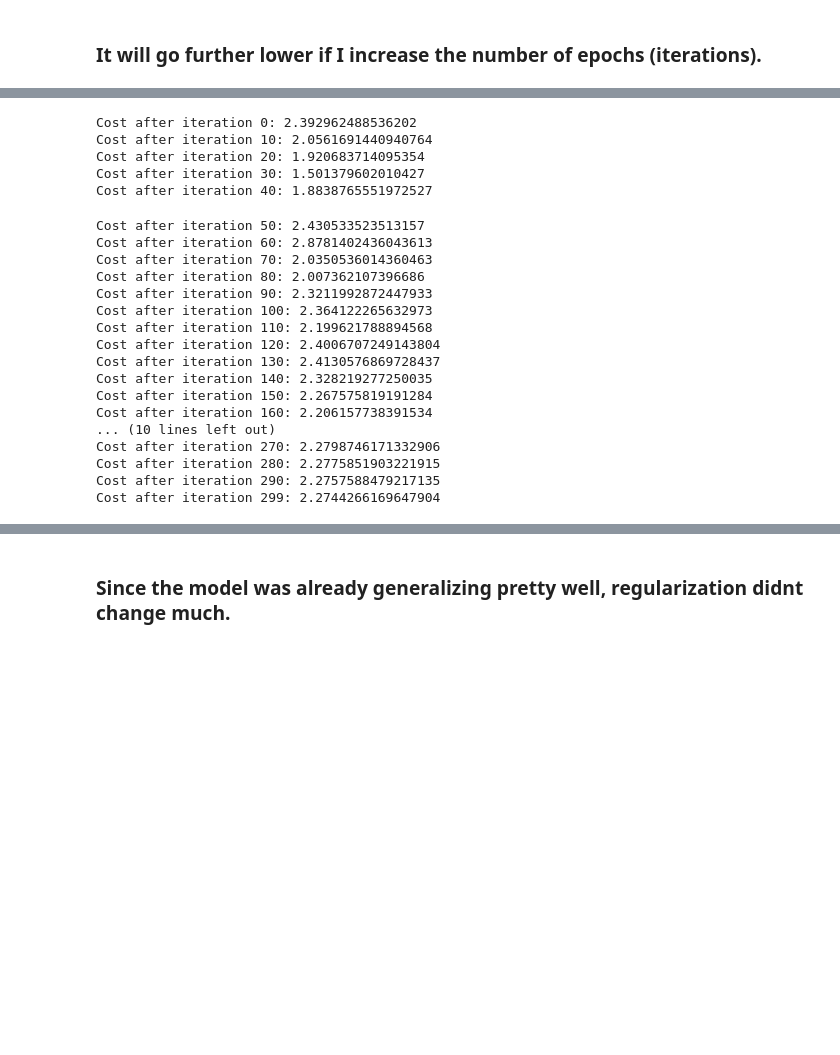
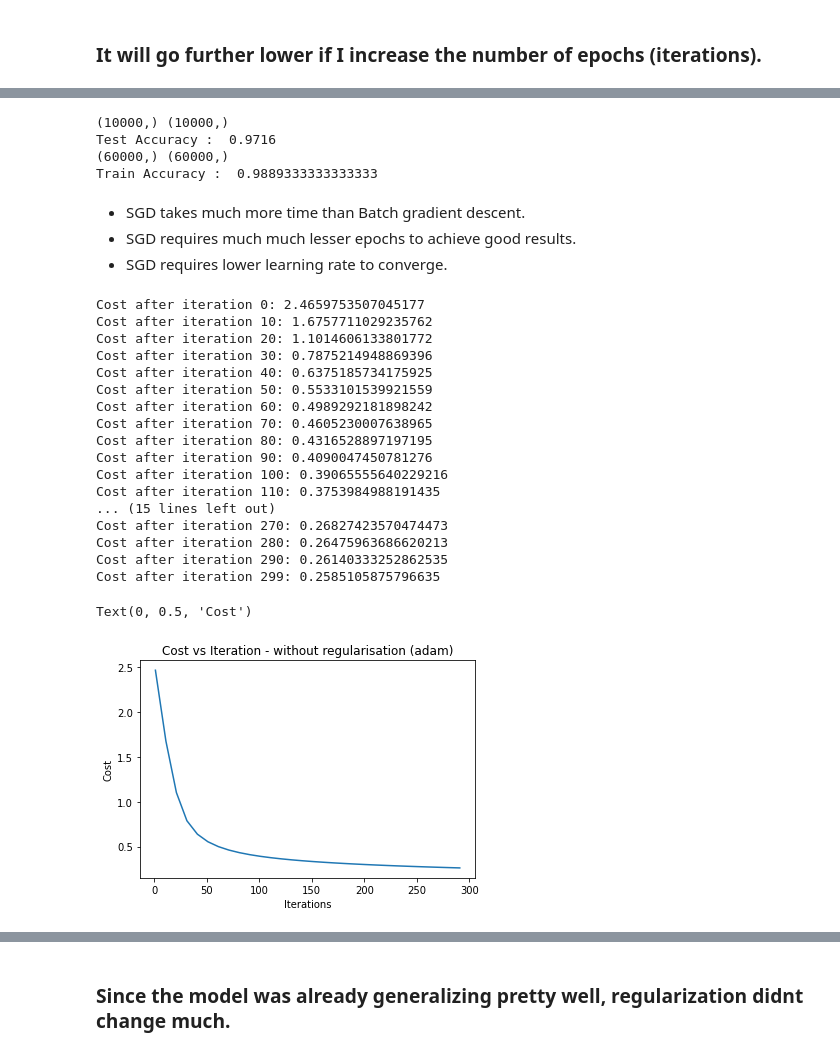
Before and after one commit to Saurabhraj5162/INM702_CW_MNIST, a Jupyter notebook: src/lab/Deep_Neural_Network_INM702CW2-2.ipynb, the cells around one changed output, grey strips where cells are left out. Saved outputs shown, nothing was run; the diff lists cells and outputs as text; code cells hidden in the pictures; blank space fills up the shorter version.

```diff
--- a/src/lab/Deep_Neural_Network_INM702CW2-2.ipynb
+++ b/src/lab/Deep_Neural_Network_INM702CW2-2.ipynb
@@ -768,3 +973,20 @@ Train Accuracy :  0.9264333333333333
+# %%
+y_pred, y_pred_scores = my_model.predict(X_test,parameters)
+print(y_pred.shape, test_y.shape)
+print('Test Accuracy : ',my_model.accuracy(y_pred, test_y))
+
+y_pred, y_pred_scores = my_model.predict(X_train,parameters)
+print(y_pred.shape, train_y.shape)
+print('Train Accuracy : ',my_model.accuracy(y_pred, train_y))
+# %% [output]
+(10000,) (10000,)
+Test Accuracy :  0.9716
+(60000,) (60000,)
+Train Accuracy :  0.9889333333333333
+# %% [markdown]
+* SGD takes much more time than Batch gradient descent.
+* SGD requires much much lesser epochs to achieve good results.
+* SGD requires lower learning rate to converge.
 # %%
 
 #without regularization
@@ -773,11 +995,11 @@ X = X_train
 Y = y_train
 input_shape = X_train.shape[0]
 n_classes = len(np.unique(train_y))
-layers_list = [input_shape, 64,64,64, n_classes]
-activation_functions = ['relu','relu','relu','sigmoid','softmax']
+layers_list = [input_shape, 64,64, n_classes]
+activation_functions = ['relu','relu','relu','softmax']
+epochs=300
 weight_initializer = 'he'
 learning_rate = 0.1
-num_iterations = 300
 lambd = 0
 drop_rate=0
 sgd = False
@@ -785,29 +1007,32 @@ sgd = False
 
 
 
-my_model2 = My_Neural_Network(layers_list,activation_functions, weight_initializer,learning_rate,num_iterations,lambd,drop_rate, sgd)
+my_model = My_Neural_Network(layers_list,activation_functions, weight_initializer,learning_rate,lambd,drop_rate, sgd)
 # %%
-parameters, costs =  my_model2.train(X_train, y_train)
+parameters, costs =  my_model.train(X_train, y_train,epochs, optimizer='adam')
 # %% [output]
-Cost after iteration 0: 2.392962488536202
-Cost after iteration 10: 2.0561691440940764
-Cost after iteration 20: 1.920683714095354
-Cost after iteration 30: 1.501379602010427
-Cost after iteration 40: 1.8838765551972527
+Cost after iteration 0: 2.4659753507045177
+Cost after iteration 10: 1.6757711029235762
+Cost after iteration 20: 1.1014606133801772
+Cost after iteration 30: 0.7875214948869396
+Cost after iteration 40: 0.6375185734175925
+Cost after iteration 50: 0.5533101539921559
+Cost after iteration 60: 0.4989292181898242
+Cost after iteration 70: 0.4605230007638965
+Cost after iteration 80: 0.4316528897197195
+Cost after iteration 90: 0.4090047450781276
+Cost after iteration 100: 0.39065555640229216
+Cost after iteration 110: 0.3753984988191435
+... (15 lines left out)
+Cost after iteration 270: 0.26827423570474473
+Cost after iteration 280: 0.26475963686620213
+Cost after iteration 290: 0.26140333252862535
+Cost after iteration 299: 0.2585105875796635
-Cost after iteration 50: 2.430533523513157
-Cost after iteration 60: 2.8781402436043613
-Cost after iteration 70: 2.0350536014360463
-Cost after iteration 80: 2.007362107396686
-Cost after iteration 90: 2.3211992872447933
-Cost after iteration 100: 2.364122265632973
-Cost after iteration 110: 2.199621788894568
-Cost after iteration 120: 2.4006707249143804
-Cost after iteration 130: 2.4130576869728437
-Cost after iteration 140: 2.328219277250035
-Cost after iteration 150: 2.267575819191284
-Cost after iteration 160: 2.206157738391534
-... (10 lines left out)
-Cost after iteration 270: 2.2798746171332906
-Cost after iteration 280: 2.2775851903221915
-Cost after iteration 290: 2.2757588479217135
-Cost after iteration 299: 2.2744266169647904
+# %%
+plt.plot(range(1,epochs+1,10),costs)
+plt.title('Cost vs Iteration - without regularisation (adam)')
+plt.xlabel('Iterations')
+plt.ylabel('Cost')
+# %% [output]
+Text(0, 0.5, 'Cost')
+[figure, added]
```
Also changed, not shown: parts of 20 cells of this notebook, 3 other files.
